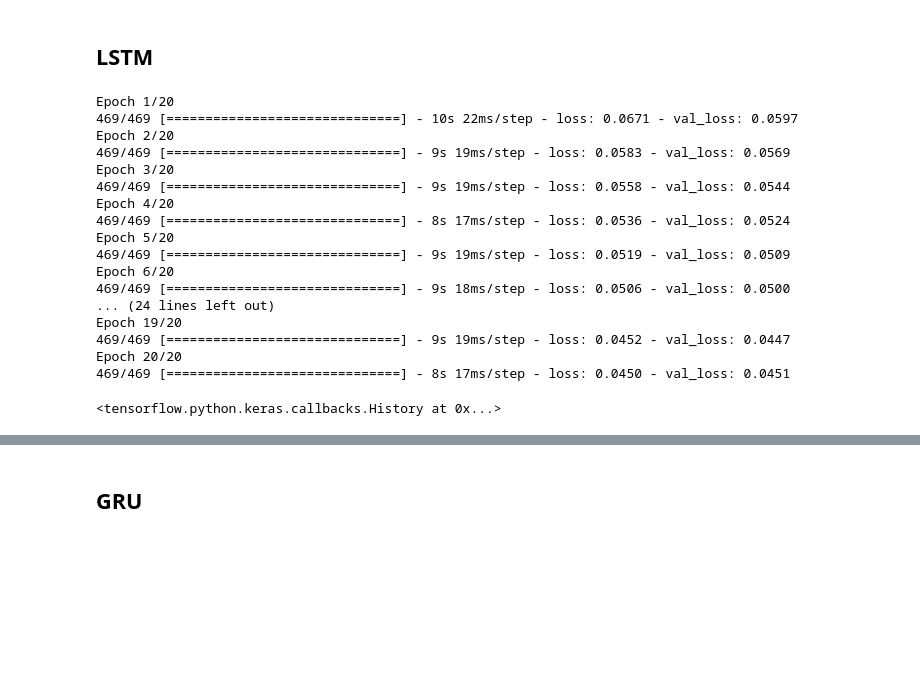
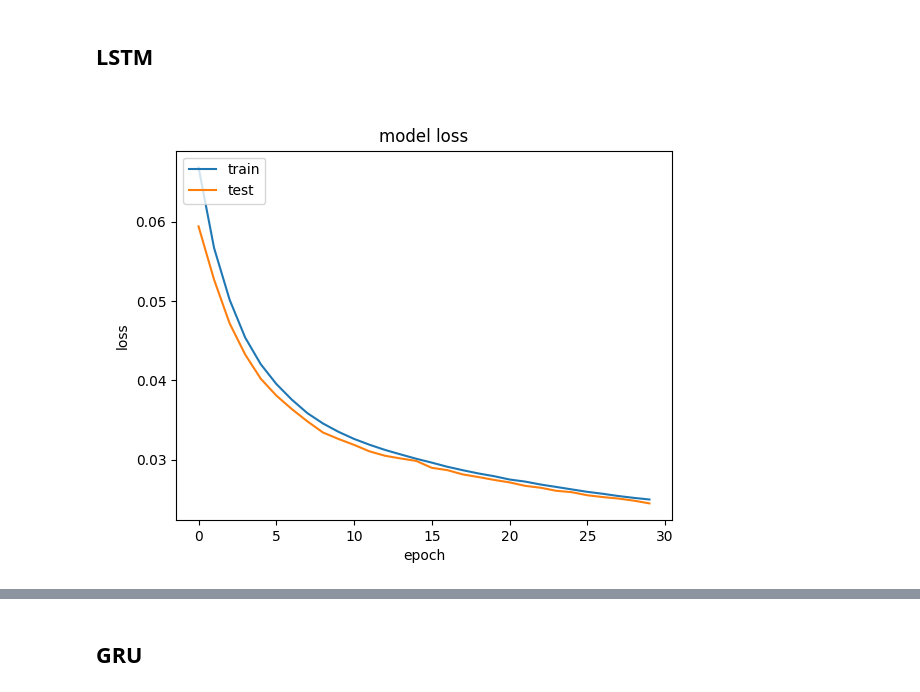
Before and after one commit to ernestchu/CSE688PracticeAndApplicationsOfMachineLearning, a Jupyter notebook: Assignments/hw3/src/hw3-1.ipynb, the cells around one changed output, grey strips where cells are left out. Saved outputs shown, nothing was run; the diff lists cells and outputs as text; code cells hidden in the pictures; blank space fills up the shorter version.

```diff
--- a/Assignments/hw3/src/hw3-1.ipynb
+++ b/Assignments/hw3/src/hw3-1.ipynb
@@ -154,40 +174,13 @@ plt.imshow(gen[0], cmap='gray')
 # %% [markdown]
 ## LSTM
-# %%
-rnn_layer = tf.keras.layers.LSTM
-model_lstm = tf.keras.Sequential([
-    encoder(14, 28, 28, 2, rnn_layer),
-    decoder(14, 28, 2, 28, rnn_layer)
-])
-model_lstm.compile(
-    optimizer=tf.keras.optimizers.Adam(0.001),
-    loss='mse'
-)
-
-model_lstm.fit(
-    ds_train,
-    epochs=20,
-    validation_data=ds_test
-)
-# %% [output]
-Epoch 1/20
-469/469 [==============================] - 10s 22ms/step - loss: 0.0671 - val_loss: 0.0597
-Epoch 2/20
-469/469 [==============================] - 9s 19ms/step - loss: 0.0583 - val_loss: 0.0569
-Epoch 3/20
-469/469 [==============================] - 9s 19ms/step - loss: 0.0558 - val_loss: 0.0544
-Epoch 4/20
-469/469 [==============================] - 8s 17ms/step - loss: 0.0536 - val_loss: 0.0524
-Epoch 5/20
-469/469 [==============================] - 9s 19ms/step - loss: 0.0519 - val_loss: 0.0509
-Epoch 6/20
-469/469 [==============================] - 9s 18ms/step - loss: 0.0506 - val_loss: 0.0500
-... (24 lines left out)
-Epoch 19/20
-469/469 [==============================] - 9s 19ms/step - loss: 0.0452 - val_loss: 0.0447
-Epoch 20/20
-469/469 [==============================] - 8s 17ms/step - loss: 0.0450 - val_loss: 0.0451
-<tensorflow.python.keras.callbacks.History at 0x...>
+# %%
+model_lstm = train(
+    tf.keras.layers.LSTM,
+    load_weights="../assets/hw3-1/weights/LSTM.h5",
+    load_fig="../assets/hw3-1/images/LSTM.png"
+)
+# %% [output]
+[figure, added]
 # %%
 index = 0
 gen = model_lstm(tf.expand_dims(test_images[index], axis=0))
```
Also changed, not shown: parts of 14 cells of this notebook, 7 other files.
